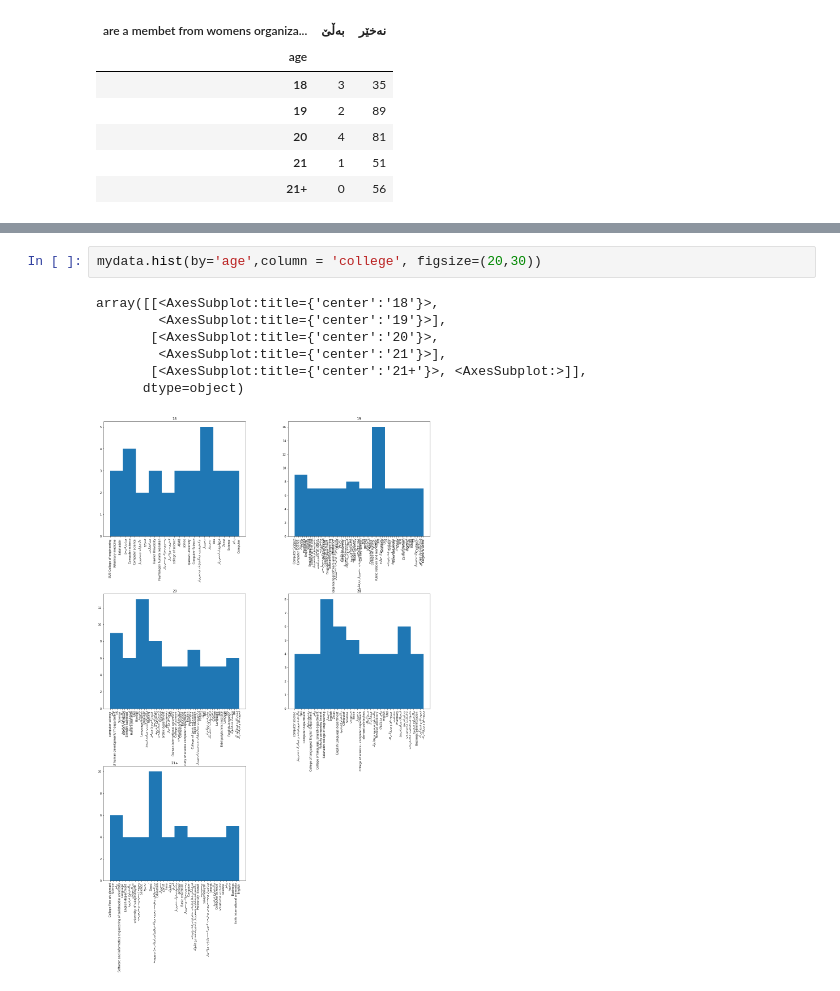
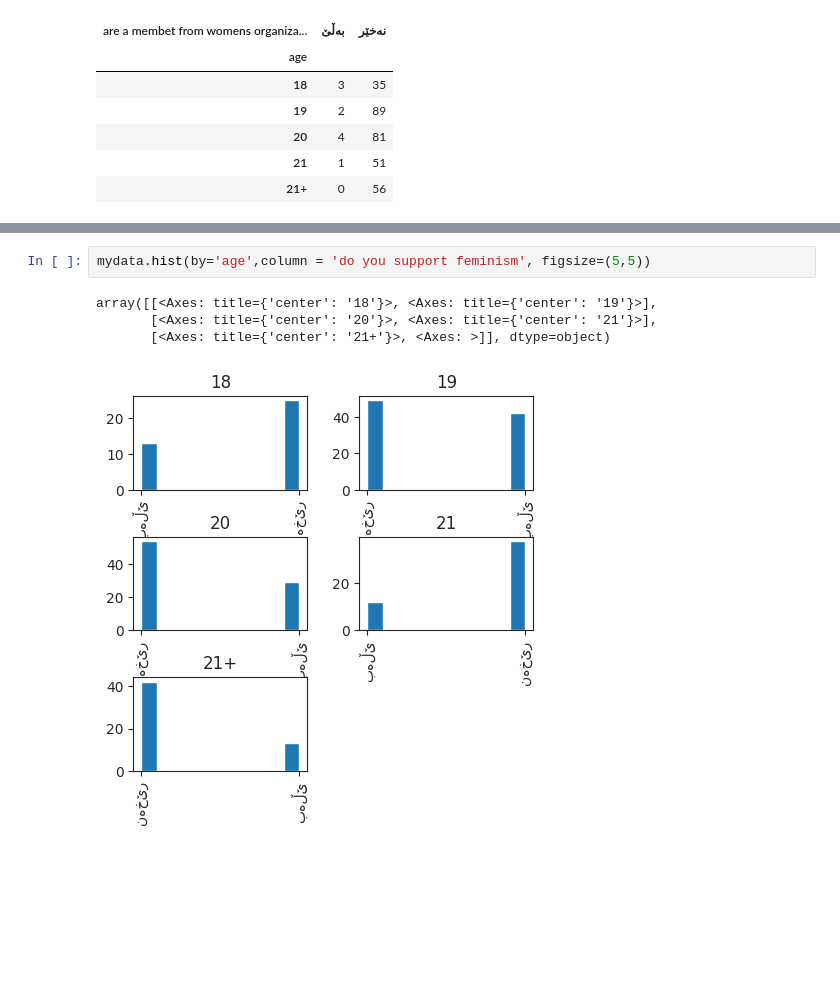
Before and after one commit to AAShK23/Feminism-and-its-affection-on-marriage, a Jupyter notebook: project_code.ipynb, the cells around one changed output, grey strips where cells are left out. Drawn from its saved outputs; the diff is of its cells as text; blank space fills up the shorter version.

```diff
--- a/project_code.ipynb
+++ b/project_code.ipynb
@@ -163,10 +130,7 @@ array([[<AxesSubplot:title={'center':'18'}>,
 # %%
-mydata.hist(by='age',column = 'college', figsize=(20,30))
+mydata.hist(by='age',column = 'do you support feminism', figsize=(5,5))
 # %% [output]
-array([[<AxesSubplot:title={'center':'18'}>,
-        <AxesSubplot:title={'center':'19'}>],
-       [<AxesSubplot:title={'center':'20'}>,
-        <AxesSubplot:title={'center':'21'}>],
-       [<AxesSubplot:title={'center':'21+'}>, <AxesSubplot:>]],
-      dtype=object)
+array([[<Axes: title={'center': '18'}>, <Axes: title={'center': '19'}>],
+       [<Axes: title={'center': '20'}>, <Axes: title={'center': '21'}>],
+       [<Axes: title={'center': '21+'}>, <Axes: >]], dtype=object)
-[figure, old version]
+[figure, new version]
```
Also changed, not shown: parts of 45 cells of this notebook.
